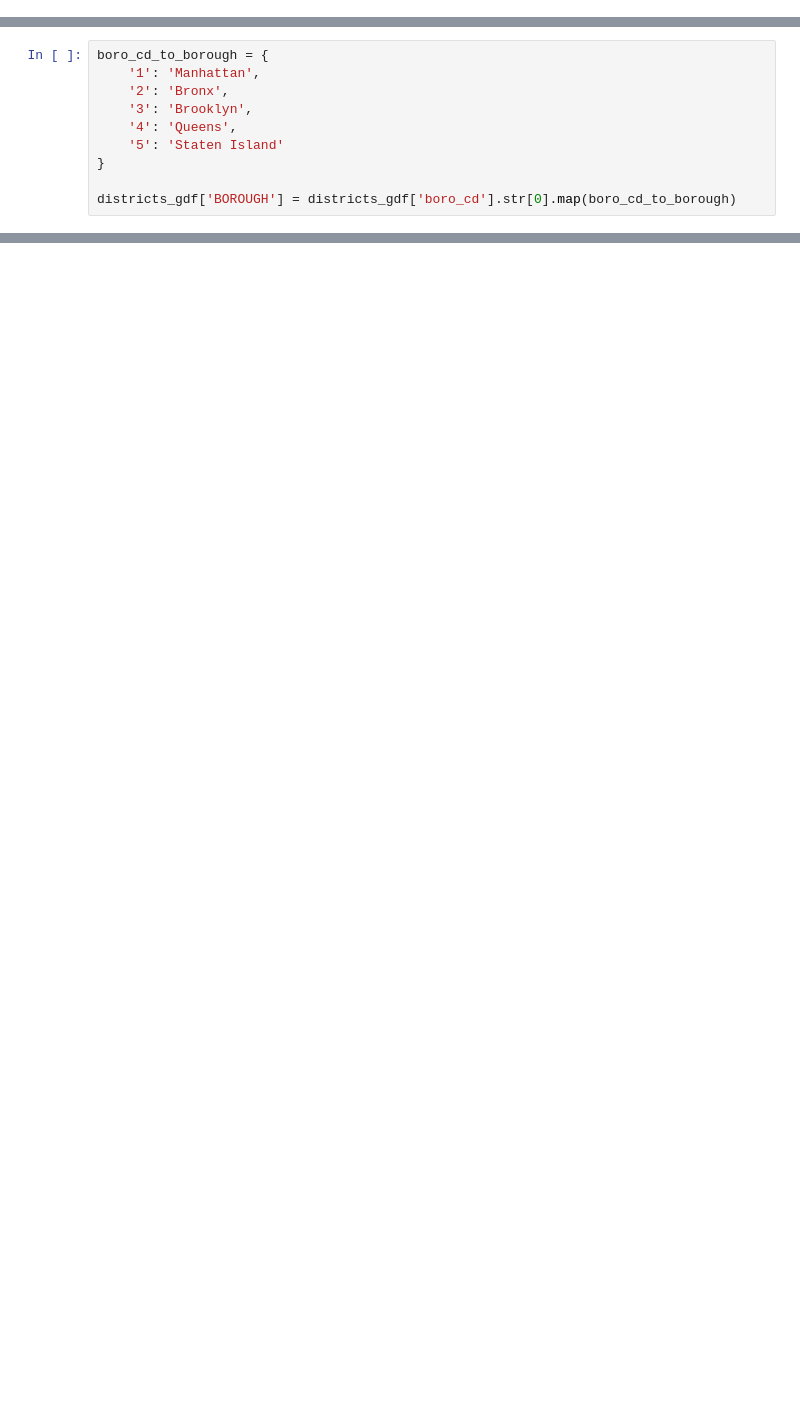
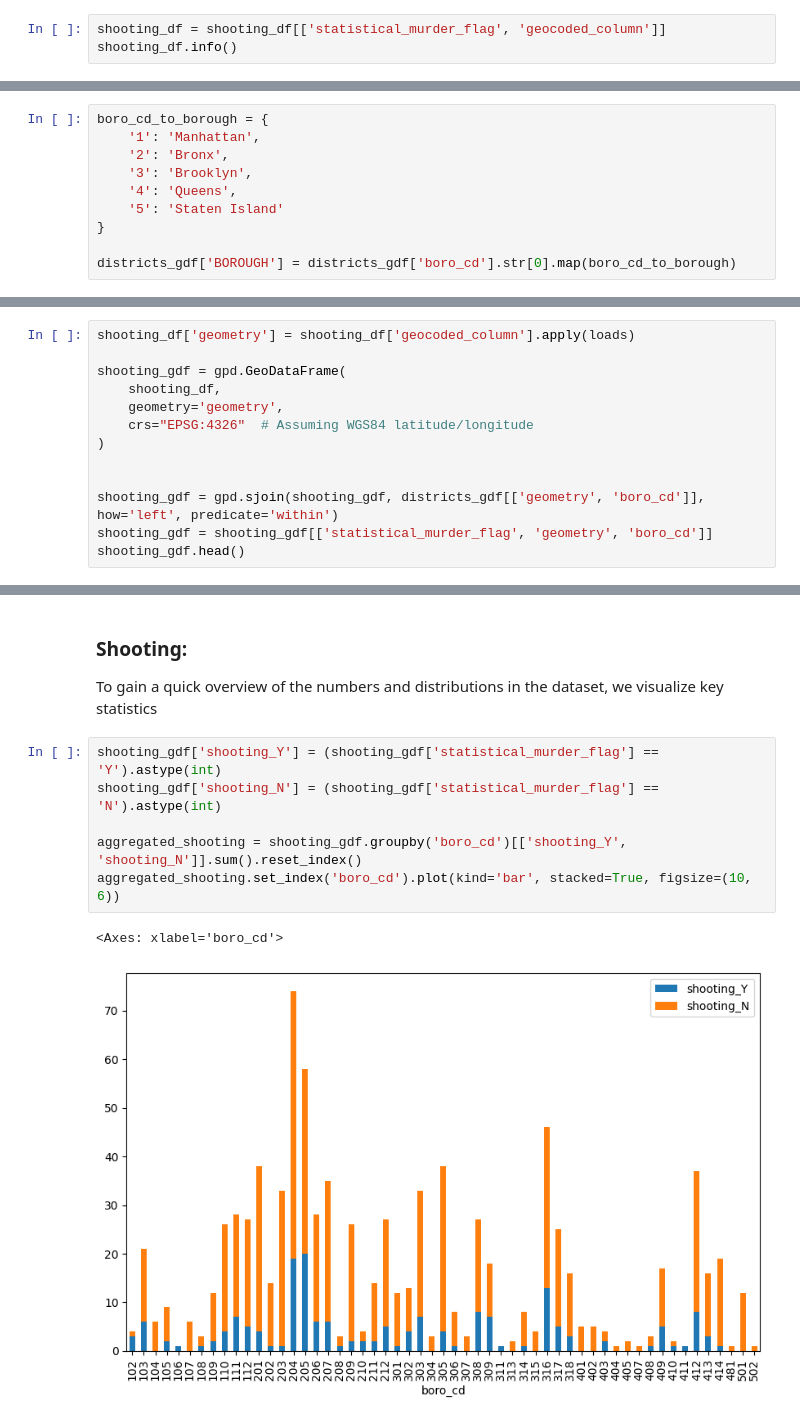
Before and after one commit to yamisukii/Dopp_NYCPriceAnalysis, a Jupyter notebook: notebooks/clusterig/FinalCluster.ipynb, the cells around one changed output, grey strips where cells are left out. Saved outputs shown, nothing was run; the diff lists cells and outputs as text; blank space fills up the shorter version.

```diff
--- a/notebooks/cluster.ipynb
+++ b/notebooks/clusterig/FinalCluster.ipynb
@@ -20,0 +176,3 @@ poi_df.head()
+# %%
+shooting_df = shooting_df[['statistical_murder_flag', 'geocoded_column']]
+shooting_df.info()
@@ -129,0 +226,13 @@ final_merged_df.drop(columns=['latitude'], inplace=True)
+# %%
+shooting_df['geometry'] = shooting_df['geocoded_column'].apply(loads)
+
+shooting_gdf = gpd.GeoDataFrame(
+    shooting_df,
+    geometry='geometry',
+    crs="EPSG:4326"  # Assuming WGS84 latitude/longitude
+)
+
+
+shooting_gdf = gpd.sjoin(shooting_gdf, districts_gdf[['geometry', 'boro_cd']], how='left', predicate='within')
+shooting_gdf = shooting_gdf[['statistical_murder_flag', 'geometry', 'boro_cd']]
+shooting_gdf.head()
@@ -129,0 +351,12 @@ final_merged_df.drop(columns=['latitude'], inplace=True)
+# %% [markdown]
+### Shooting:
+To gain a quick overview of the numbers and distributions in the dataset, we visualize key statistics
+# %%
+shooting_gdf['shooting_Y'] = (shooting_gdf['statistical_murder_flag'] == 'Y').astype(int)
+shooting_gdf['shooting_N'] = (shooting_gdf['statistical_murder_flag'] == 'N').astype(int)
+
+aggregated_shooting = shooting_gdf.groupby('boro_cd')[['shooting_Y', 'shooting_N']].sum().reset_index()
+aggregated_shooting.set_index('boro_cd').plot(kind='bar', stacked=True, figsize=(10, 6))
+# %% [output]
+<Axes: xlabel='boro_cd'>
+[figure, added]
```
Also changed, not shown: parts of 65 cells of this notebook, 17 other files.
